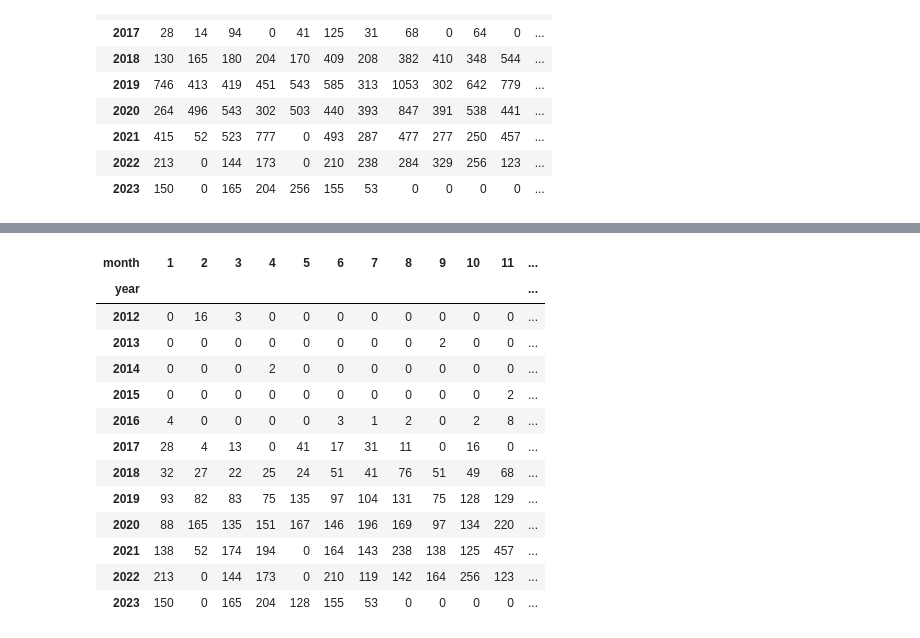
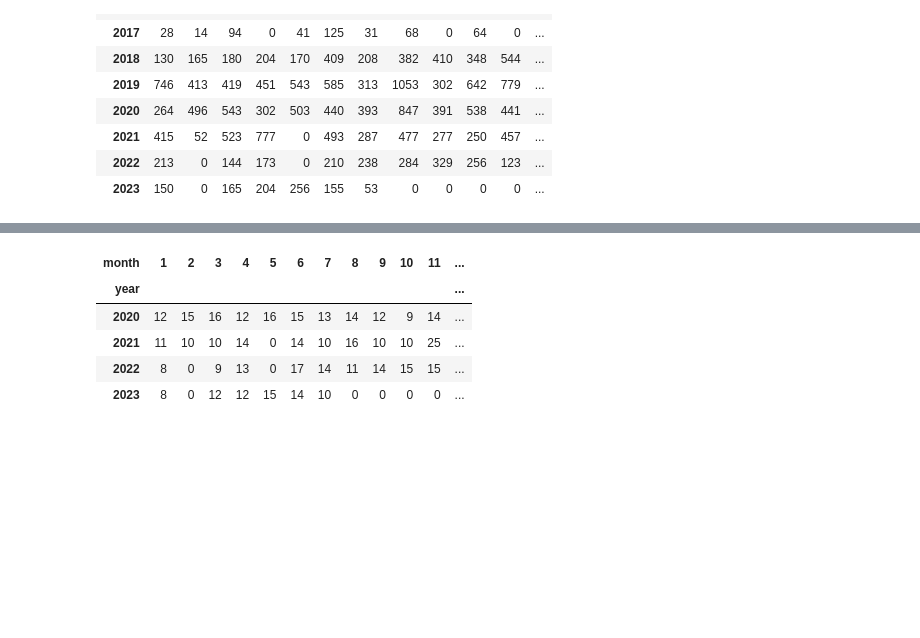
Before and after one commit to BuildWithData/Code-From-Videos, a Jupyter notebook: pytube/code/dashboard.ipynb, the cells around one changed output, grey strips where cells are left out. Cells and saved outputs as stored; diff of their text form; code cells hidden in the pictures; blank space fills up the shorter version.

```diff
--- a/pytube/code/dashboard.ipynb
+++ b/pytube/code/dashboard.ipynb
@@ -61,19 +70,11 @@ analytics.get_total_minutes_per_month(heatmap=True)
 | 2022 | 8 | 0 | 9 | 13 | 0 | 17 | 29 | 23 | 29 | 15 | 15 | ... |
 | 2023 | 8 | 0 | 12 | 12 | 31 | 14 | 10 | 0 | 0 | 0 | 0 | ... |
 # %%
-analytics.get_avg_views_from_month(heatmap=True)
+analytics.get_avg_minutes_per_month(heatmap=True, from_="2020-01-01")
 # %% [output]
 | month | 1 | 2 | 3 | 4 | 5 | 6 | 7 | 8 | 9 | 10 | 11 | ... |
 | year |  |  |  |  |  |  |  |  |  |  |  | ... |
-| 2012 | 0 | 16 | 3 | 0 | 0 | 0 | 0 | 0 | 0 | 0 | 0 | ... |
-| 2013 | 0 | 0 | 0 | 0 | 0 | 0 | 0 | 0 | 2 | 0 | 0 | ... |
-| 2014 | 0 | 0 | 0 | 2 | 0 | 0 | 0 | 0 | 0 | 0 | 0 | ... |
-| 2015 | 0 | 0 | 0 | 0 | 0 | 0 | 0 | 0 | 0 | 0 | 2 | ... |
-| 2016 | 4 | 0 | 0 | 0 | 0 | 3 | 1 | 2 | 0 | 2 | 8 | ... |
-| 2017 | 28 | 4 | 13 | 0 | 41 | 17 | 31 | 11 | 0 | 16 | 0 | ... |
-| 2018 | 32 | 27 | 22 | 25 | 24 | 51 | 41 | 76 | 51 | 49 | 68 | ... |
-| 2019 | 93 | 82 | 83 | 75 | 135 | 97 | 104 | 131 | 75 | 128 | 129 | ... |
-| 2020 | 88 | 165 | 135 | 151 | 167 | 146 | 196 | 169 | 97 | 134 | 220 | ... |
-| 2021 | 138 | 52 | 174 | 194 | 0 | 164 | 143 | 238 | 138 | 125 | 457 | ... |
-| 2022 | 213 | 0 | 144 | 173 | 0 | 210 | 119 | 142 | 164 | 256 | 123 | ... |
-| 2023 | 150 | 0 | 165 | 204 | 128 | 155 | 53 | 0 | 0 | 0 | 0 | ... |
+| 2020 | 12 | 15 | 16 | 12 | 16 | 15 | 13 | 14 | 12 | 9 | 14 | ... |
+| 2021 | 11 | 10 | 10 | 14 | 0 | 14 | 10 | 16 | 10 | 10 | 25 | ... |
+| 2022 | 8 | 0 | 9 | 13 | 0 | 17 | 14 | 11 | 14 | 15 | 15 | ... |
+| 2023 | 8 | 0 | 12 | 12 | 15 | 14 | 10 | 0 | 0 | 0 | 0 | ... |
```
Also changed, not shown: parts of 7 cells of this notebook.
